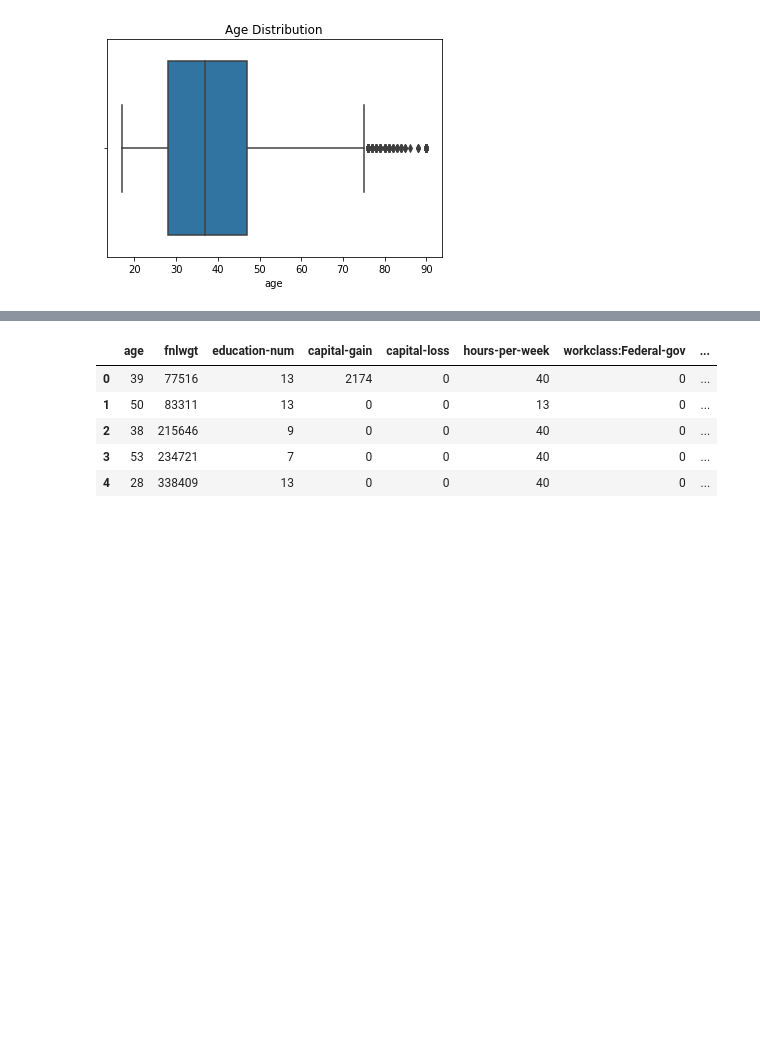
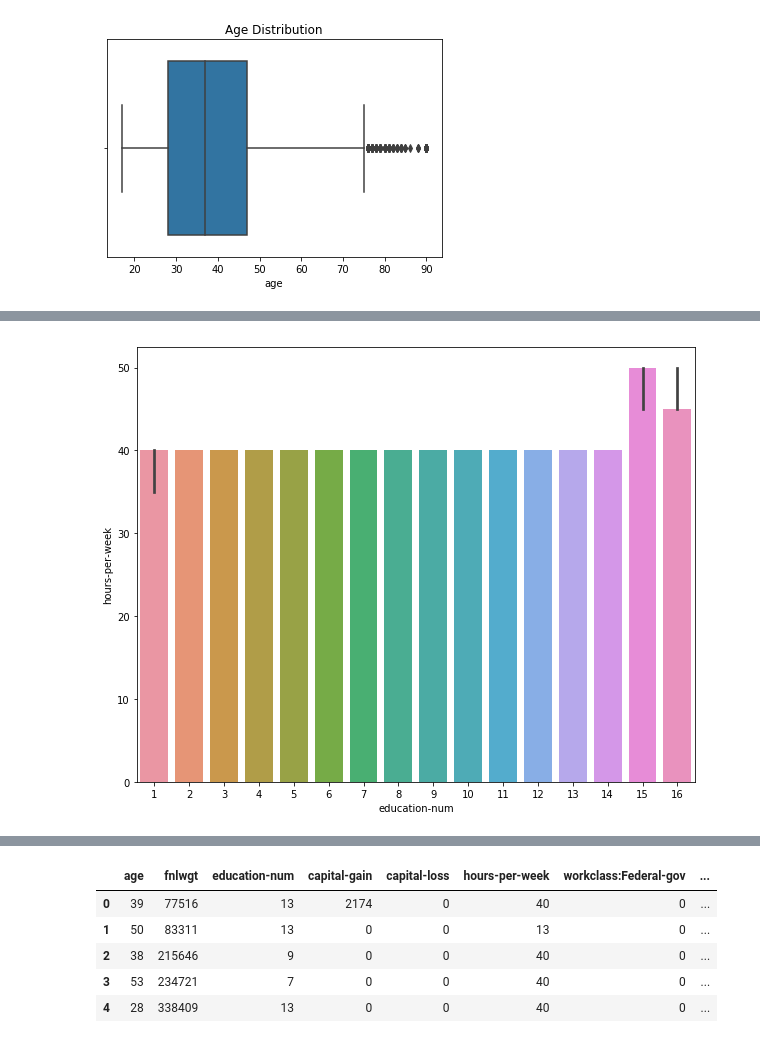
Before and after one commit to jayMalnika/Inkey-Solution-Assignment, a Jupyter notebook: Final.ipynb, the cells around one changed output, grey strips where cells are left out. Cells and saved outputs as stored; diff of their text form; code cells hidden in the pictures; blank space fills up the shorter version.

```diff
--- a/Final.ipynb
+++ b/Final.ipynb
@@ -130,3 +137,9 @@ plt.show()
+# %%
+plt.figure(figsize=(10, 8))
+sns.barplot(x='education-num', y="hours-per-week", data=train_set, estimator=np.median)
+plt.show()
+# %% [output]
+[figure, added]
 # %%
 # create additional features(attributes)
 train_set = pd.concat([train_set, pd.get_dummies(train_set['workclass'],prefix='workclass',prefix_sep=':')], axis=1)
```
Also changed, not shown: parts of 6 cells of this notebook.
